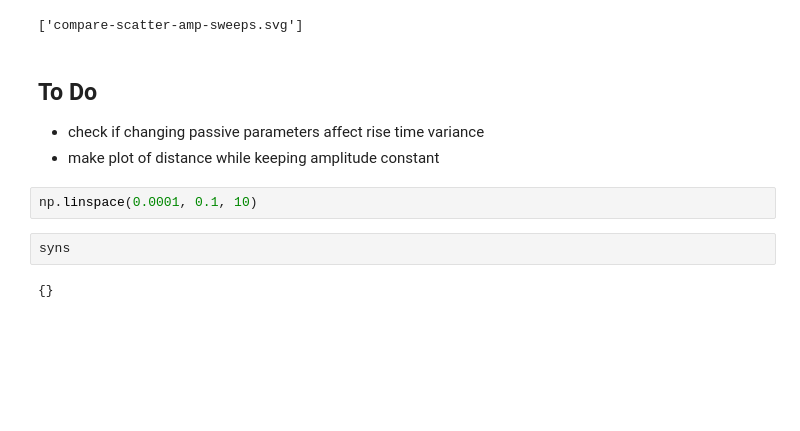
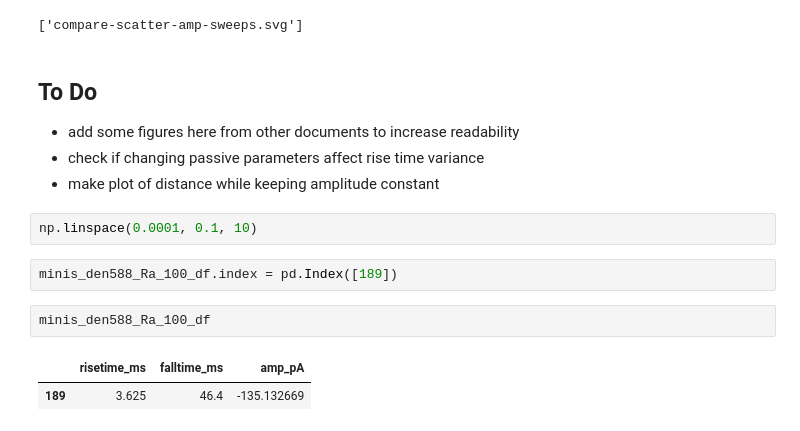
Before and after one commit to cengique/drosophila-aCC-L3-motoneuron-model, a Jupyter notebook: neuron-model/tutorial-synapse-activation/sim-synapse-act.ipynb, the cells around one changed output. Saved outputs shown, nothing was run; the diff lists cells and outputs as text; blank space fills up the shorter version.

```diff
--- a/neuron-model/tutorial-synapse-activation/sim-synapse-act.ipynb
+++ b/neuron-model/tutorial-synapse-activation/sim-synapse-act.ipynb
@@ -429,11 +485,15 @@ export_svg(f, filename="compare-scatter-amp-sweeps.svg")
 ['compare-scatter-amp-sweeps.svg']
 # %% [markdown]
 ## To Do
+- add some figures here from other documents to increase readability
 - check if changing passive parameters affect rise time variance
 - make plot of distance while keeping amplitude constant
 # %%
 np.linspace(0.0001, 0.1, 10)
 # %%
-syns
+minis_den588_Ra_100_df.index = pd.Index([189])
-# %% [output]
-{}
+# %%
+minis_den588_Ra_100_df
+# %% [output]
+|  | risetime_ms | falltime_ms | amp_pA |
+| 189 | 3.625 | 46.4 | -135.132669 |
```
Also changed, not shown: parts of 17 cells of this notebook, 2 other files.
